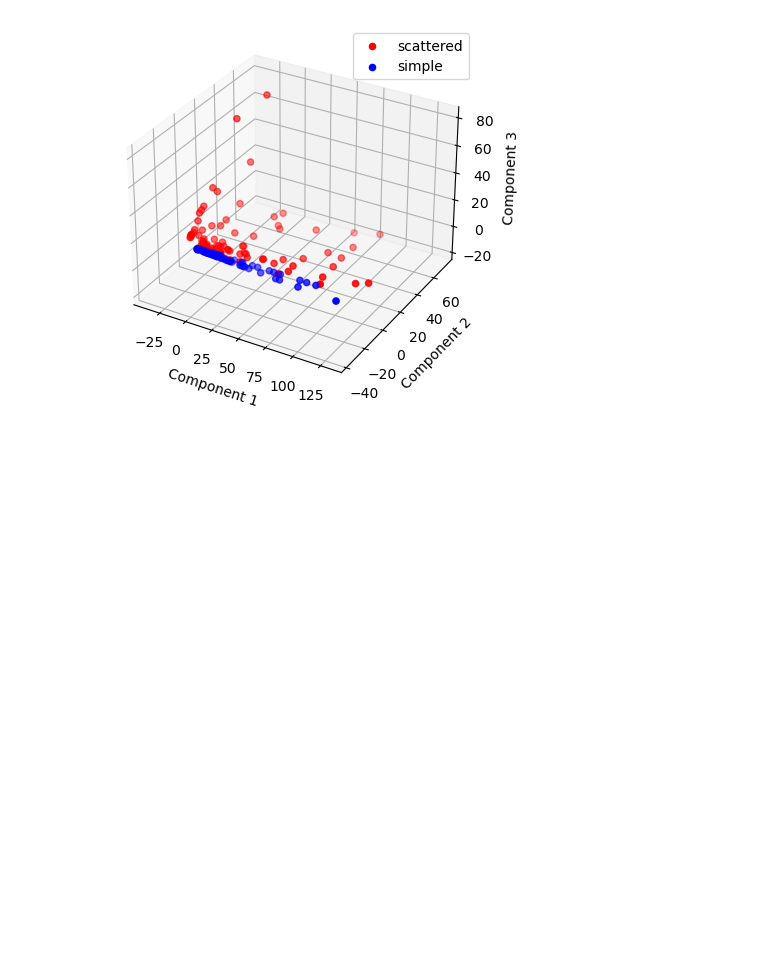
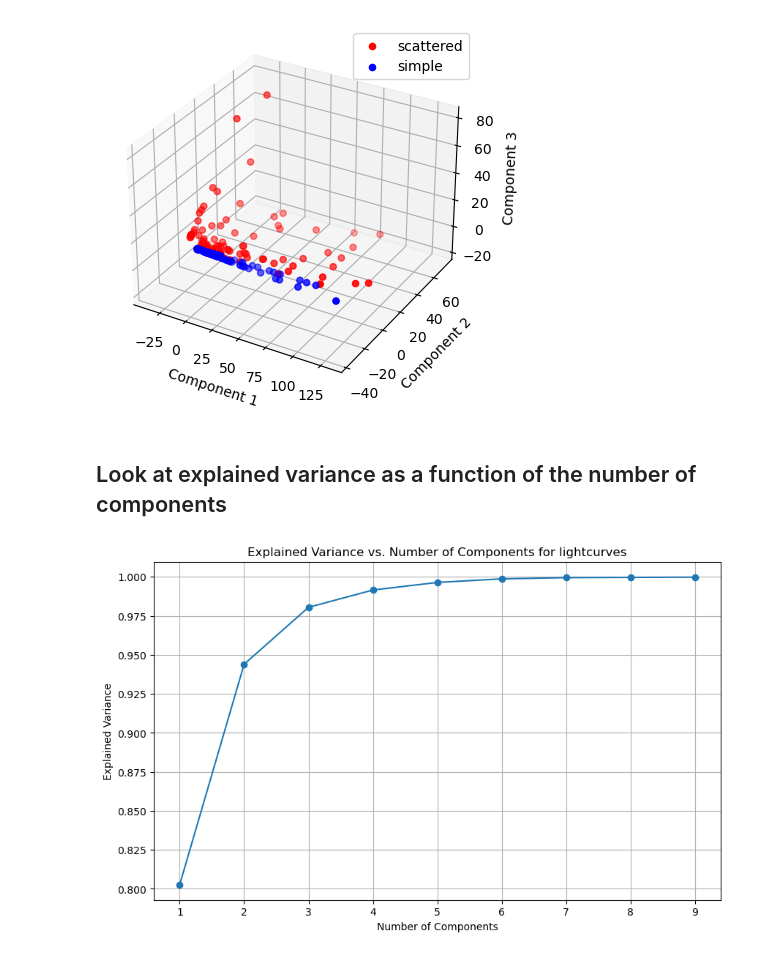
Before and after one commit to SRON-API-DataMagic/Rep_Learn_FRB, a Jupyter notebook: PCA_lightcurves.ipynb, the cells around one changed output. Saved outputs shown, nothing was run; the diff lists cells and outputs as text; code cells hidden in the pictures; blank space fills up the shorter version.

Commit message:
plotted explained variance vs nr of components for both dyn spec and LC

```diff
--- a/PCA_lightcurves.ipynb
+++ b/PCA_lightcurves.ipynb
@@ -123,3 +123,23 @@ plt.legend()
 plt.show()
 # %% [output]
 [figure]
+# %% [markdown]
+## Look at explained variance as a function of the number of components
+# %%
+explained_variance = []
+
+for n in range(1, 10):
+    pca = PCA(n_components=n)
+    pca.fit(combined_data_2d)
+    explained_variance.append(np.sum(pca.explained_variance_ratio_))
+
+# Plot the explained variance as a function of the number of components
+plt.figure(figsize=(10, 6))
+plt.plot(range(1, 10), explained_variance, marker='o', linestyle='-')
+plt.xlabel('Number of Components')
+plt.ylabel('Explained Variance')
+plt.title('Explained Variance vs. Number of Components for lightcurves')
+plt.grid(True)
+plt.show()
+# %% [output]
+[figure, added]
```
Also changed, not shown: parts of 3 cells of this notebook, 1 other file.
